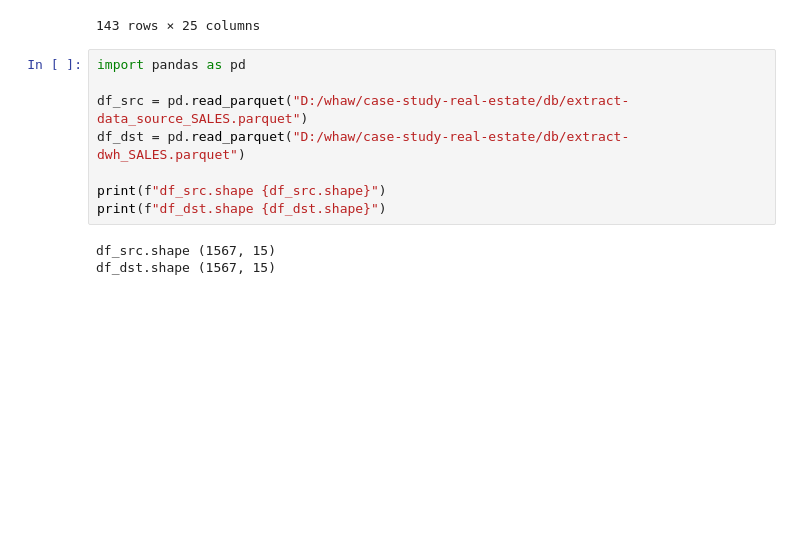
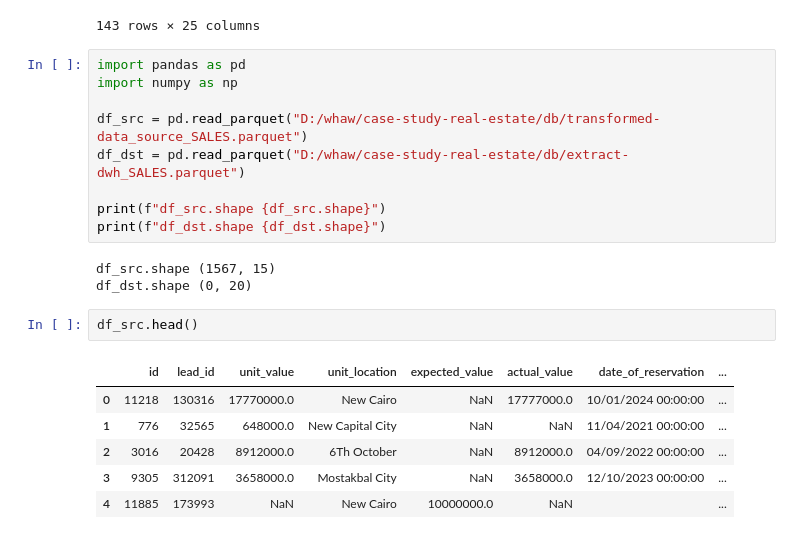
Before and after one commit to mauricerkanaan/case-study-real-estate, a Jupyter notebook: py-script/eda.ipynb, the cells around one changed output. Saved outputs shown, nothing was run; the diff lists cells and outputs as text; blank space fills up the shorter version.

```diff
--- a/py-script/eda.ipynb
+++ b/py-script/eda.ipynb
@@ -73,12 +73,22 @@ df_leads[df_leads.duplicated(keep=False)].sort_values(by="id", ascending=True).r
 143 rows × 25 columns
 # %%
 import pandas as pd
+import numpy as np
 
-df_src = pd.read_parquet("D:/whaw/case-study-real-estate/db/extract-data_source_SALES.parquet")
+df_src = pd.read_parquet("D:/whaw/case-study-real-estate/db/transformed-data_source_SALES.parquet")
 df_dst = pd.read_parquet("D:/whaw/case-study-real-estate/db/extract-dwh_SALES.parquet")
 
 print(f"df_src.shape {df_src.shape}")
 print(f"df_dst.shape {df_dst.shape}")
 # %% [output]
 df_src.shape (1567, 15)
-df_dst.shape (1567, 15)
+df_dst.shape (0, 20)
+# %%
+df_src.head()
+# %% [output]
+|  | id | lead_id | unit_value | unit_location | expected_value | actual_value | date_of_reservation | ... |
+| 0 | 11218 | 130316 | 17770000.0 | New Cairo | NaN | 17777000.0 | 10/01/2024 00:00:00 | ... |
+| 1 | 776 | 32565 | 648000.0 | New Capital City | NaN | NaN | 11/04/2021 00:00:00 | ... |
+| 2 | 3016 | 20428 | 8912000.0 | 6Th October | NaN | 8912000.0 | 04/09/2022 00:00:00 | ... |
+| 3 | 9305 | 312091 | 3658000.0 | Mostakbal City | NaN | 3658000.0 | 12/10/2023 00:00:00 | ... |
+| 4 | 11885 | 173993 | NaN | New Cairo | 10000000.0 | NaN |  | ... |
```
Also changed, not shown: parts of 5 cells of this notebook, 20 other files.
